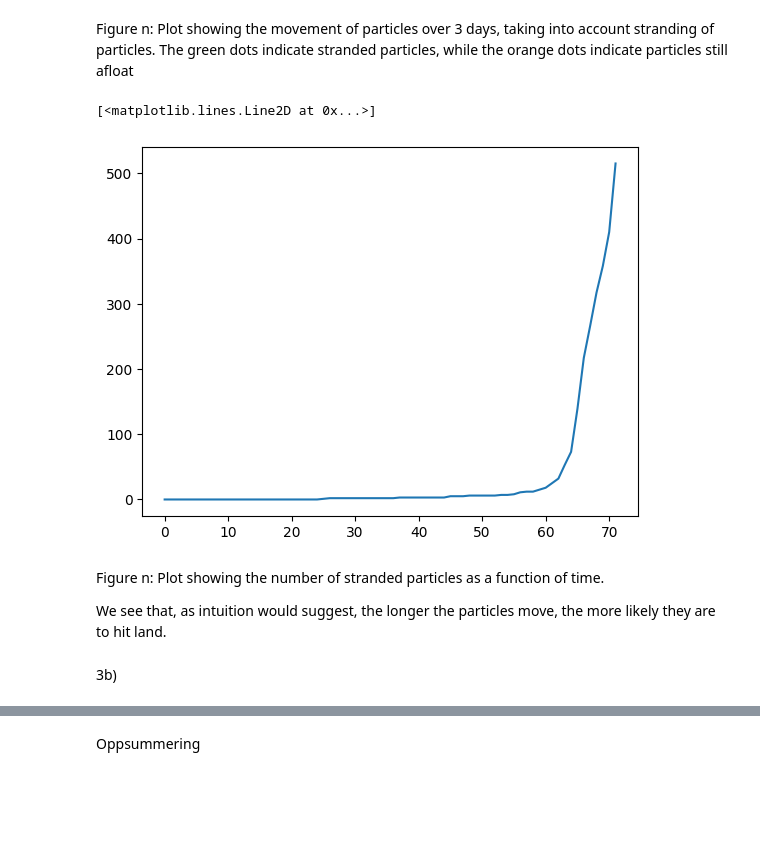
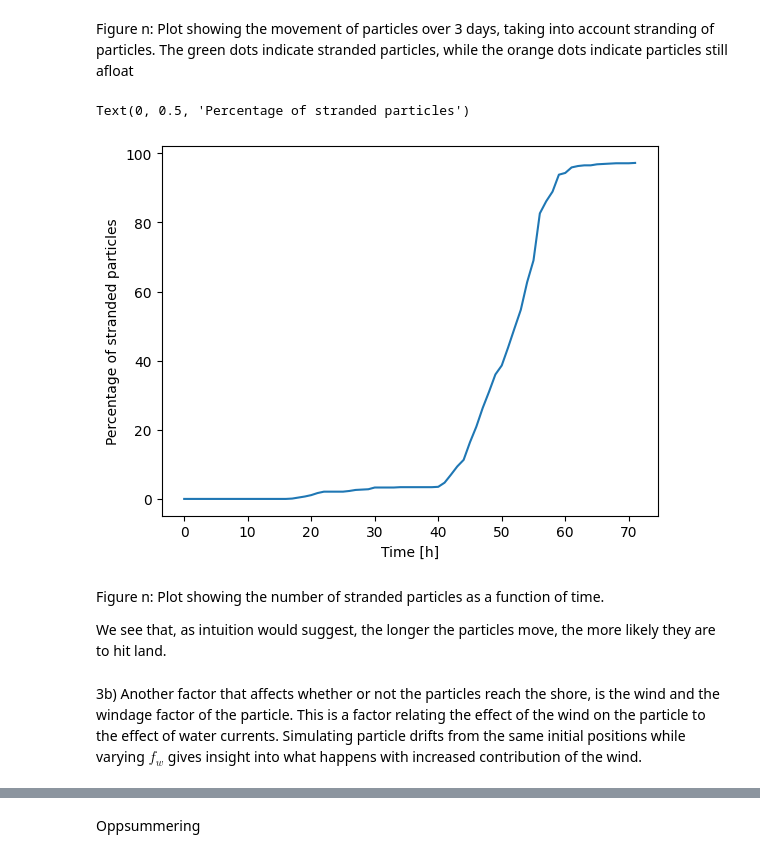
Before and after one commit to petmil123/vitberkrigerene, a Jupyter notebook: tekfysprosjekt/innlevering.ipynb, the cells around one changed output, grey strips where cells are left out. Saved outputs shown, nothing was run; the diff lists cells and outputs as text; code cells hidden in the pictures; blank space fills up the shorter version.

Commit message:
Added some text

```diff
--- a/tekfysprosjekt/innlevering.ipynb
+++ b/tekfysprosjekt/innlevering.ipynb
@@ -540,18 +540,20 @@ Figure n: Plot showing the movement of particles over 3 days, taking into accoun
 # %%
 num_stranded = np.zeros(E.shape[-1])
 for i in range(E.shape[-1]):
     num_stranded[i] = np.count_nonzero(f.on_land(E[:,:,i]))
 
-plt.plot(num_stranded)
+plt.plot(num_stranded/E.shape[1]*100)
+plt.xlabel('Time [h]')
+plt.ylabel('Percentage of stranded particles')
 # %% [output]
-[<matplotlib.lines.Line2D at 0x...>]
+Text(0, 0.5, 'Percentage of stranded particles')
-[figure, old version]
+[figure, new version]
 # %% [markdown]
 Figure n: Plot showing the number of stranded particles as a function of time.
 
 We see that, as intuition would suggest, the longer the particles move, the more likely they are to hit land.
-# %% [markdown]
-3b)
+# %% [markdown]
+3b) Another factor that affects whether or not the particles reach the shore, is the wind and the windage factor of the particle. This is a factor relating the effect of the wind on the particle to the effect of water currents. Simulating particle drifts from the same initial positions while varying $f_w$ gives insight into what happens with increased contribution of the wind.
 # %%
 # Try different windage factors and how they affect results, for example
 # percentage of stranded after three days as function of f_w.
```
Also changed, not shown: parts of 3 cells of this notebook.
